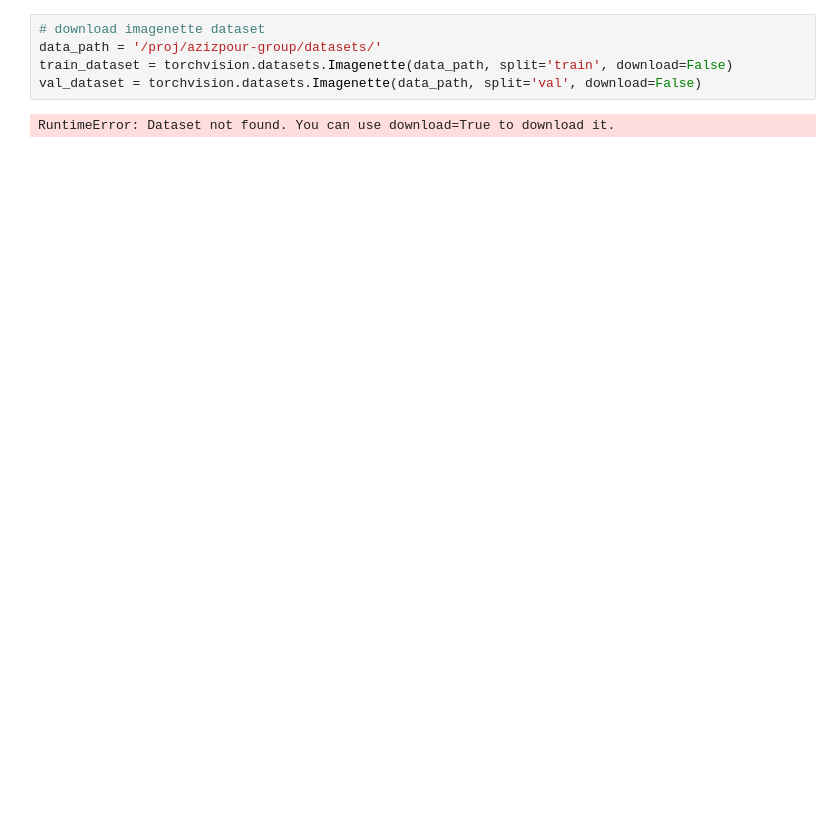
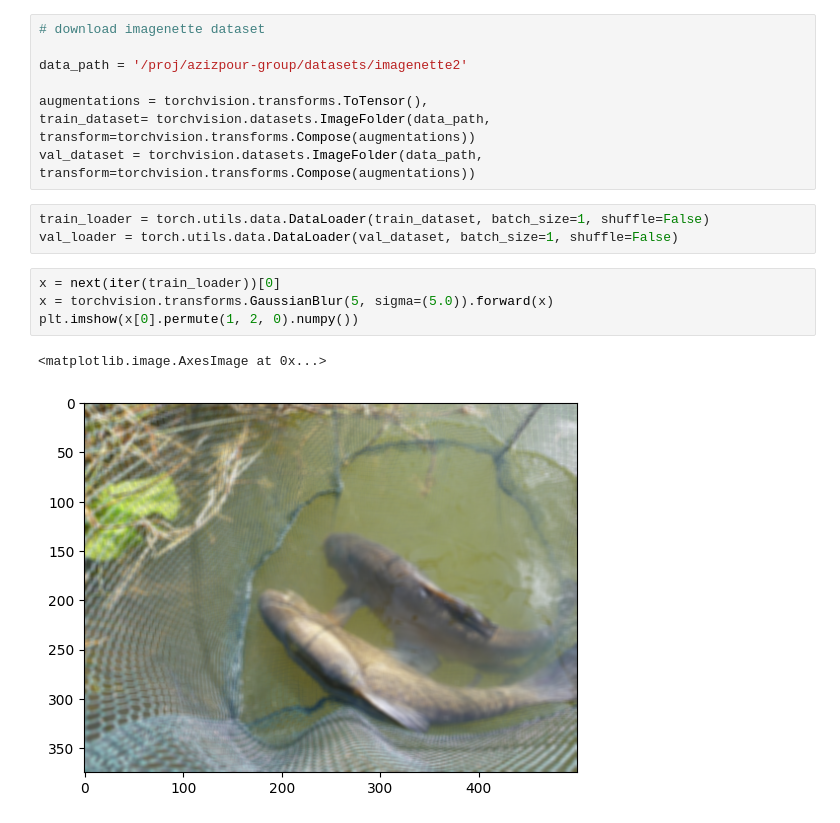
Before and after one commit to Amir-Mehrpanah/On-the-Complexity-Faithfulness-Trade-off-of-Gradient-Based-Explanations-ICCV25, a Jupyter notebook: src/prepare_dataset.ipynb, the cells around one changed output. Saved outputs shown, nothing was run; the diff lists cells and outputs as text; blank space fills up the shorter version.

```diff
--- a/src/prepare_dataset.ipynb
+++ b/src/prepare_dataset.ipynb
@@ -4,7 +9,18 @@ import torchvision
 # %%
 # download imagenette dataset
-data_path = '/proj/azizpour-group/datasets/'
-train_dataset = torchvision.datasets.Imagenette(data_path, split='train', download=False)
-val_dataset = torchvision.datasets.Imagenette(data_path, split='val', download=False)
+
+data_path = '/proj/azizpour-group/datasets/imagenette2'
+
+augmentations = torchvision.transforms.ToTensor(),
+train_dataset= torchvision.datasets.ImageFolder(data_path, transform=torchvision.transforms.Compose(augmentations))
+val_dataset = torchvision.datasets.ImageFolder(data_path, transform=torchvision.transforms.Compose(augmentations))
-# %% [output]
-RuntimeError: Dataset not found. You can use download=True to download it.
+# %%
+train_loader = torch.utils.data.DataLoader(train_dataset, batch_size=1, shuffle=False)
+val_loader = torch.utils.data.DataLoader(val_dataset, batch_size=1, shuffle=False)
+# %%
+x = next(iter(train_loader))[0]
+x = torchvision.transforms.GaussianBlur(5, sigma=(5.0)).forward(x)
+plt.imshow(x[0].permute(1, 2, 0).numpy())
+# %% [output]
+<matplotlib.image.AxesImage at 0x...>
+[figure, added]
```
Also changed, not shown: parts of 2 cells of this notebook, 8 other files.
